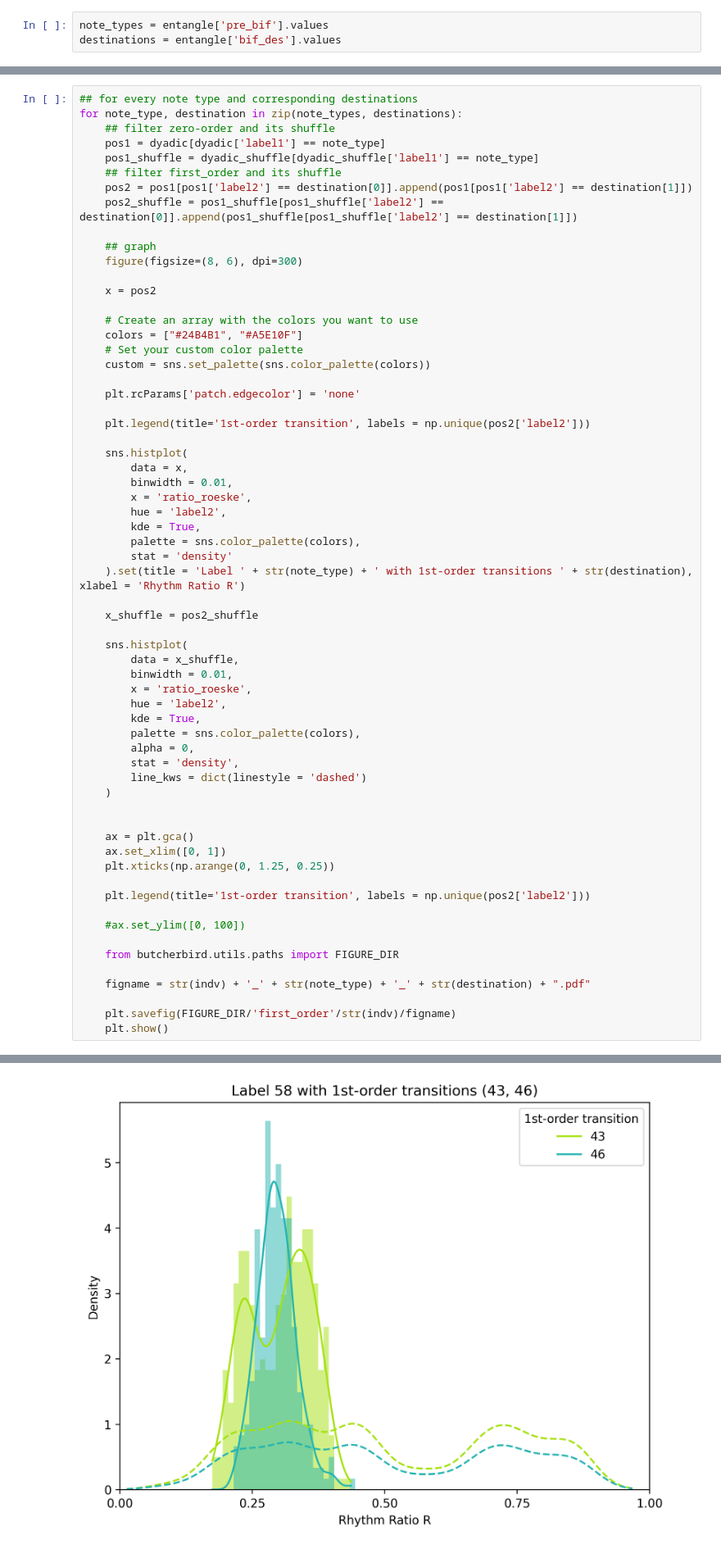
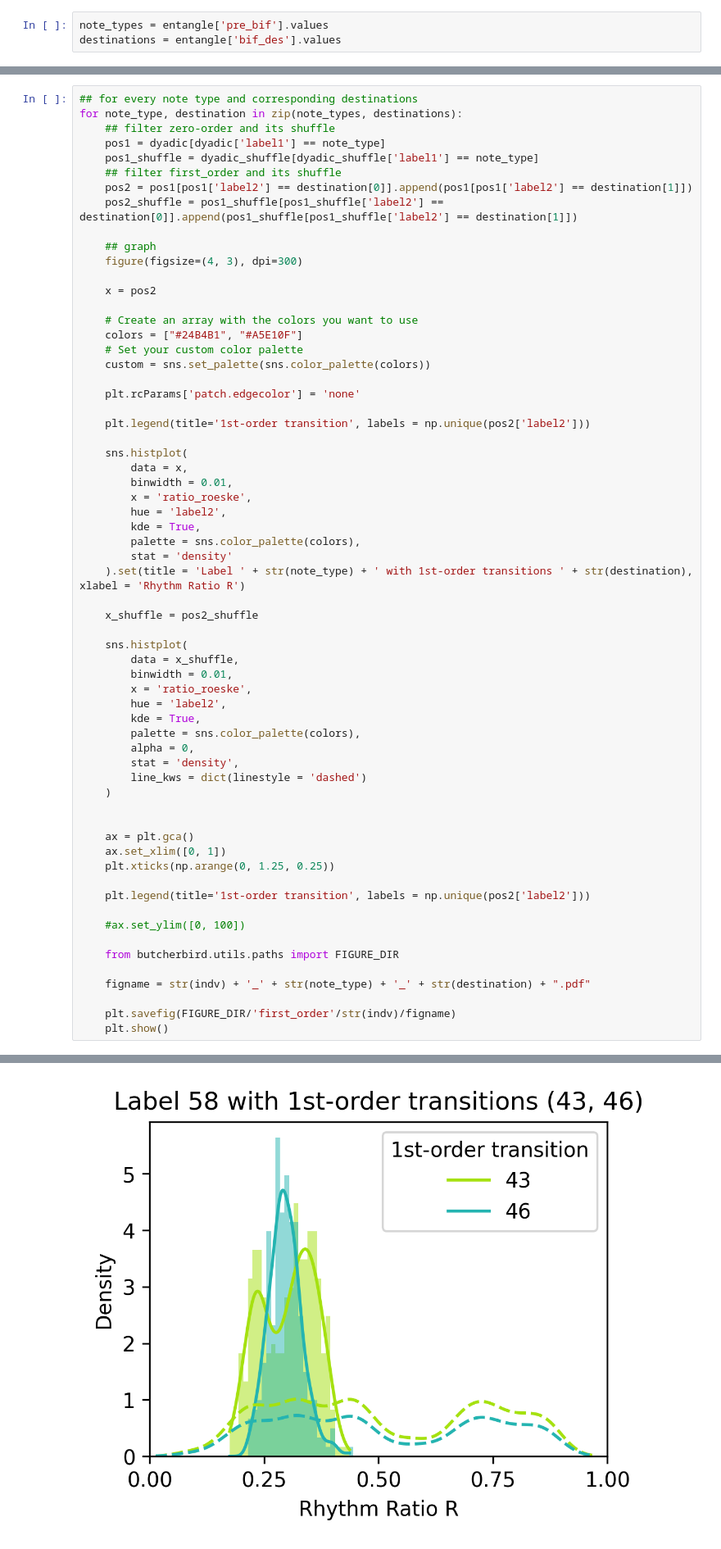
Before and after one commit to xingjeffrey/syntax_rhythm_pbb, a Jupyter notebook: notebooks/3_Syntactic modulations of rhythm/3.1 First Order Syntax for Bird 5.ipynb, the cells around one changed output, grey strips where cells are left out. Shown at 82% size. Drawn from its saved outputs; the diff is of its cells as text.

Commit message:
Resized Supplemental Figures

```diff
--- a/notebooks/3_Syntactic modulations of rhythm/3.1 First Order Syntax for Bird 5.ipynb
+++ b/notebooks/3_Syntactic modulations of rhythm/3.1 First Order Syntax for Bird 5.ipynb
@@ -482,7 +482,7 @@ for note_type, destination in zip(note_types, destinations):
     pos2_shuffle = pos1_shuffle[pos1_shuffle['label2'] == destination[0]].append(pos1_shuffle[pos1_shuffle['label2'] == destination[1]])
 
     ## graph
-    figure(figsize=(8, 6), dpi=300)
+    figure(figsize=(4, 3), dpi=300)
 
     x = pos2
 
@@ -541 +541 @@ for note_type, destination in zip(note_types, destinations):
-[figure, old version]
+[figure, new version]
```
Also changed, not shown: parts of 9 cells of this notebook, 45 other files.
